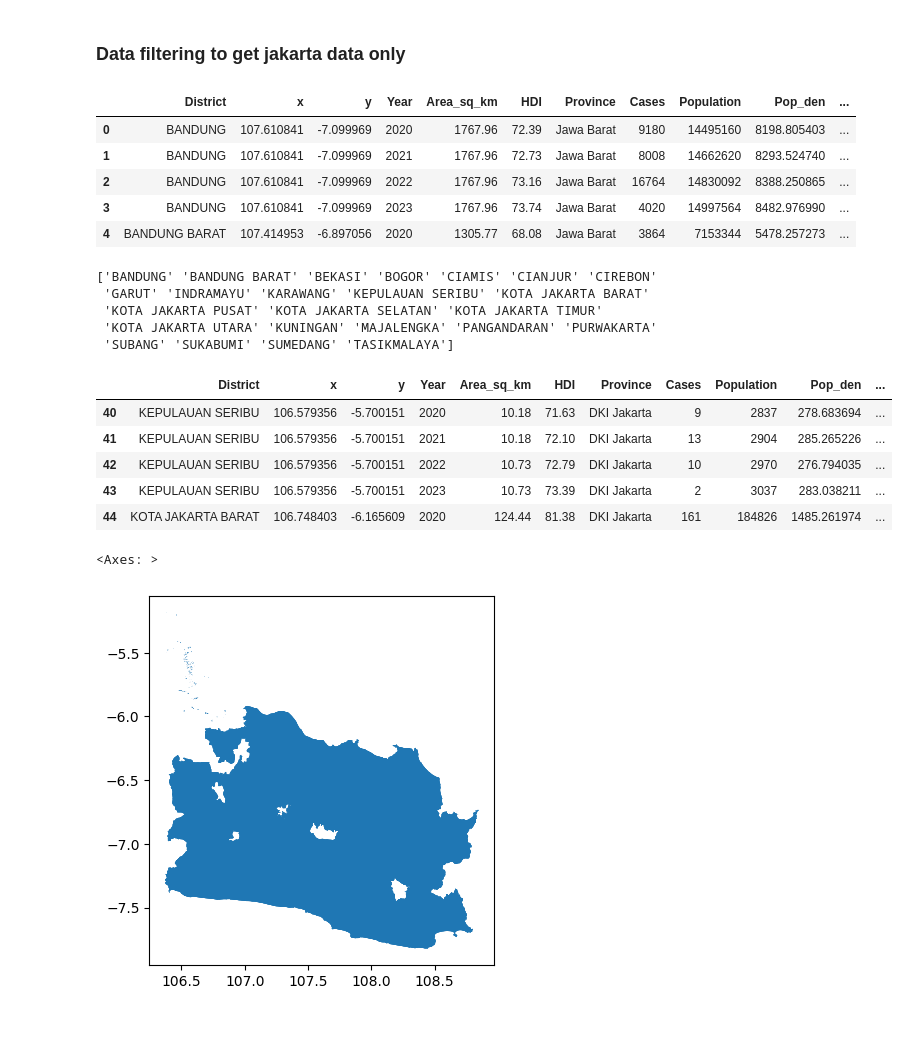
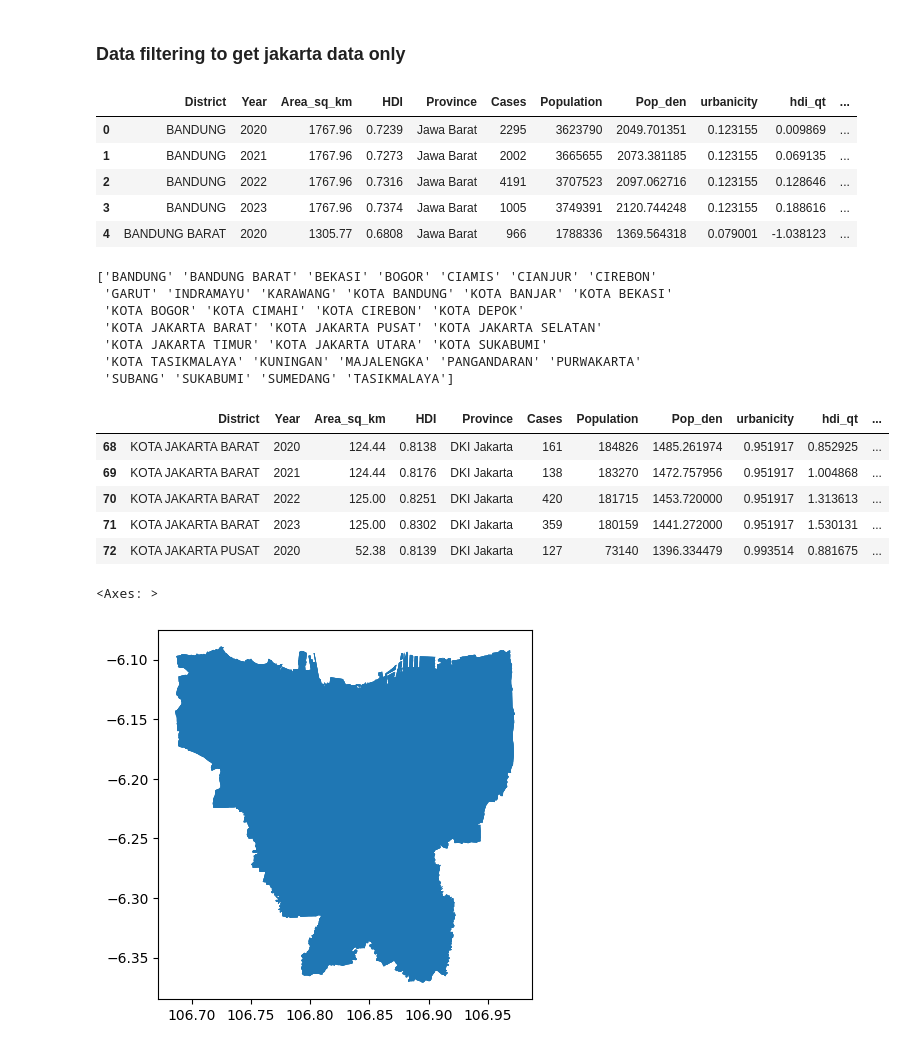
Before and after one commit to jeswid/DSE_FYP, a Jupyter notebook: simulation study/src/Data_Processing (Simulation_Study).ipynb, the cells around one changed output. Saved outputs shown, nothing was run; the diff lists cells and outputs as text; code cells hidden in the pictures.

```diff
--- a/simulation study/src/Data_Processing (Simulation_Study).ipynb
+++ b/simulation study/src/Data_Processing (Simulation_Study).ipynb
@@ -10,17 +10,17 @@ import os
 ### Data filtering to get jakarta data only
 # %%
 ## Read in data
-prov = gpd.read_file("low_res.shp")  # Change path if needed
-dist = gpd.read_file("high_res.shp")
+prov = gpd.read_file("../data/low_res_sim.shp")  # Change path if needed
+dist = gpd.read_file("../data/high_res_sim.shp")
 # %%
 dist.head()
 # %% [output]
-|  | District | x | y | Year | Area_sq_km | HDI | Province | Cases | Population | Pop_den | ... |
-| 0 | BANDUNG | 107.610841 | -7.099969 | 2020 | 1767.96 | 72.39 | Jawa Barat | 9180 | 14495160 | 8198.805403 | ... |
-| 1 | BANDUNG | 107.610841 | -7.099969 | 2021 | 1767.96 | 72.73 | Jawa Barat | 8008 | 14662620 | 8293.524740 | ... |
-| 2 | BANDUNG | 107.610841 | -7.099969 | 2022 | 1767.96 | 73.16 | Jawa Barat | 16764 | 14830092 | 8388.250865 | ... |
-| 3 | BANDUNG | 107.610841 | -7.099969 | 2023 | 1767.96 | 73.74 | Jawa Barat | 4020 | 14997564 | 8482.976990 | ... |
-| 4 | BANDUNG BARAT | 107.414953 | -6.897056 | 2020 | 1305.77 | 68.08 | Jawa Barat | 3864 | 7153344 | 5478.257273 | ... |
+|  | District | Year | Area_sq_km | HDI | Province | Cases | Population | Pop_den | urbanicity | hdi_qt | ... |
+| 0 | BANDUNG | 2020 | 1767.96 | 0.7239 | Jawa Barat | 2295 | 3623790 | 2049.701351 | 0.123155 | 0.009869 | ... |
+| 1 | BANDUNG | 2021 | 1767.96 | 0.7273 | Jawa Barat | 2002 | 3665655 | 2073.381185 | 0.123155 | 0.069135 | ... |
+| 2 | BANDUNG | 2022 | 1767.96 | 0.7316 | Jawa Barat | 4191 | 3707523 | 2097.062716 | 0.123155 | 0.128646 | ... |
+| 3 | BANDUNG | 2023 | 1767.96 | 0.7374 | Jawa Barat | 1005 | 3749391 | 2120.744248 | 0.123155 | 0.188616 | ... |
+| 4 | BANDUNG BARAT | 2020 | 1305.77 | 0.6808 | Jawa Barat | 966 | 1788336 | 1369.564318 | 0.079001 | -1.038123 | ... |
 # %%
 # get the unique district names
 unique_districts = dist["District"].unique()
@@ -30,9 +30,11 @@ jkt = ['KOTA JAKARTA BARAT',
  'KOTA JAKARTA UTARA']
 # %% [output]
 ['BANDUNG' 'BANDUNG BARAT' 'BEKASI' 'BOGOR' 'CIAMIS' 'CIANJUR' 'CIREBON'
- 'GARUT' 'INDRAMAYU' 'KARAWANG' 'KEPULAUAN SERIBU' 'KOTA JAKARTA BARAT'
- 'KOTA JAKARTA PUSAT' 'KOTA JAKARTA SELATAN' 'KOTA JAKARTA TIMUR'
- 'KOTA JAKARTA UTARA' 'KUNINGAN' 'MAJALENGKA' 'PANGANDARAN' 'PURWAKARTA'
+ 'GARUT' 'INDRAMAYU' 'KARAWANG' 'KOTA BANDUNG' 'KOTA BANJAR' 'KOTA BEKASI'
+ 'KOTA BOGOR' 'KOTA CIMAHI' 'KOTA CIREBON' 'KOTA DEPOK'
+ 'KOTA JAKARTA BARAT' 'KOTA JAKARTA PUSAT' 'KOTA JAKARTA SELATAN'
+ 'KOTA JAKARTA TIMUR' 'KOTA JAKARTA UTARA' 'KOTA SUKABUMI'
+ 'KOTA TASIKMALAYA' 'KUNINGAN' 'MAJALENGKA' 'PANGANDARAN' 'PURWAKARTA'
  'SUBANG' 'SUKABUMI' 'SUMEDANG' 'TASIKMALAYA']
 # %%
 #filter df_combined to only retain observations in district = jkt list
@@ -43,16 +46,16 @@ jkt_dist = dist[dist["District"].isin(jkt)]
 #print head
 jkt_dist.head()
 # %% [output]
-|  | District | x | y | Year | Area_sq_km | HDI | Province | Cases | Population | Pop_den | ... |
-| 40 | KEPULAUAN SERIBU | 106.579356 | -5.700151 | 2020 | 10.18 | 71.63 | DKI Jakarta | 9 | 2837 | 278.683694 | ... |
-| 41 | KEPULAUAN SERIBU | 106.579356 | -5.700151 | 2021 | 10.18 | 72.10 | DKI Jakarta | 13 | 2904 | 285.265226 | ... |
-| 42 | KEPULAUAN SERIBU | 106.579356 | -5.700151 | 2022 | 10.73 | 72.79 | DKI Jakarta | 10 | 2970 | 276.794035 | ... |
-| 43 | KEPULAUAN SERIBU | 106.579356 | -5.700151 | 2023 | 10.73 | 73.39 | DKI Jakarta | 2 | 3037 | 283.038211 | ... |
-| 44 | KOTA JAKARTA BARAT | 106.748403 | -6.165609 | 2020 | 124.44 | 81.38 | DKI Jakarta | 161 | 184826 | 1485.261974 | ... |
+|  | District | Year | Area_sq_km | HDI | Province | Cases | Population | Pop_den | urbanicity | hdi_qt | ... |
+| 68 | KOTA JAKARTA BARAT | 2020 | 124.44 | 0.8138 | DKI Jakarta | 161 | 184826 | 1485.261974 | 0.951917 | 0.852925 | ... |
+| 69 | KOTA JAKARTA BARAT | 2021 | 124.44 | 0.8176 | DKI Jakarta | 138 | 183270 | 1472.757956 | 0.951917 | 1.004868 | ... |
+| 70 | KOTA JAKARTA BARAT | 2022 | 125.00 | 0.8251 | DKI Jakarta | 420 | 181715 | 1453.720000 | 0.951917 | 1.313613 | ... |
+| 71 | KOTA JAKARTA BARAT | 2023 | 125.00 | 0.8302 | DKI Jakarta | 359 | 180159 | 1441.272000 | 0.951917 | 1.530131 | ... |
+| 72 | KOTA JAKARTA PUSAT | 2020 | 52.38 | 0.8139 | DKI Jakarta | 127 | 73140 | 1396.334479 | 0.993514 | 0.881675 | ... |
 # %%
 #try plotting the map alone
-dist.plot()
+jkt_dist.plot()
 # %% [output]
 <Axes: >
-[figure, old version]
+[figure, new version]
 # %%
```
Also changed, not shown: parts of 3 cells of this notebook, 53 other files.
